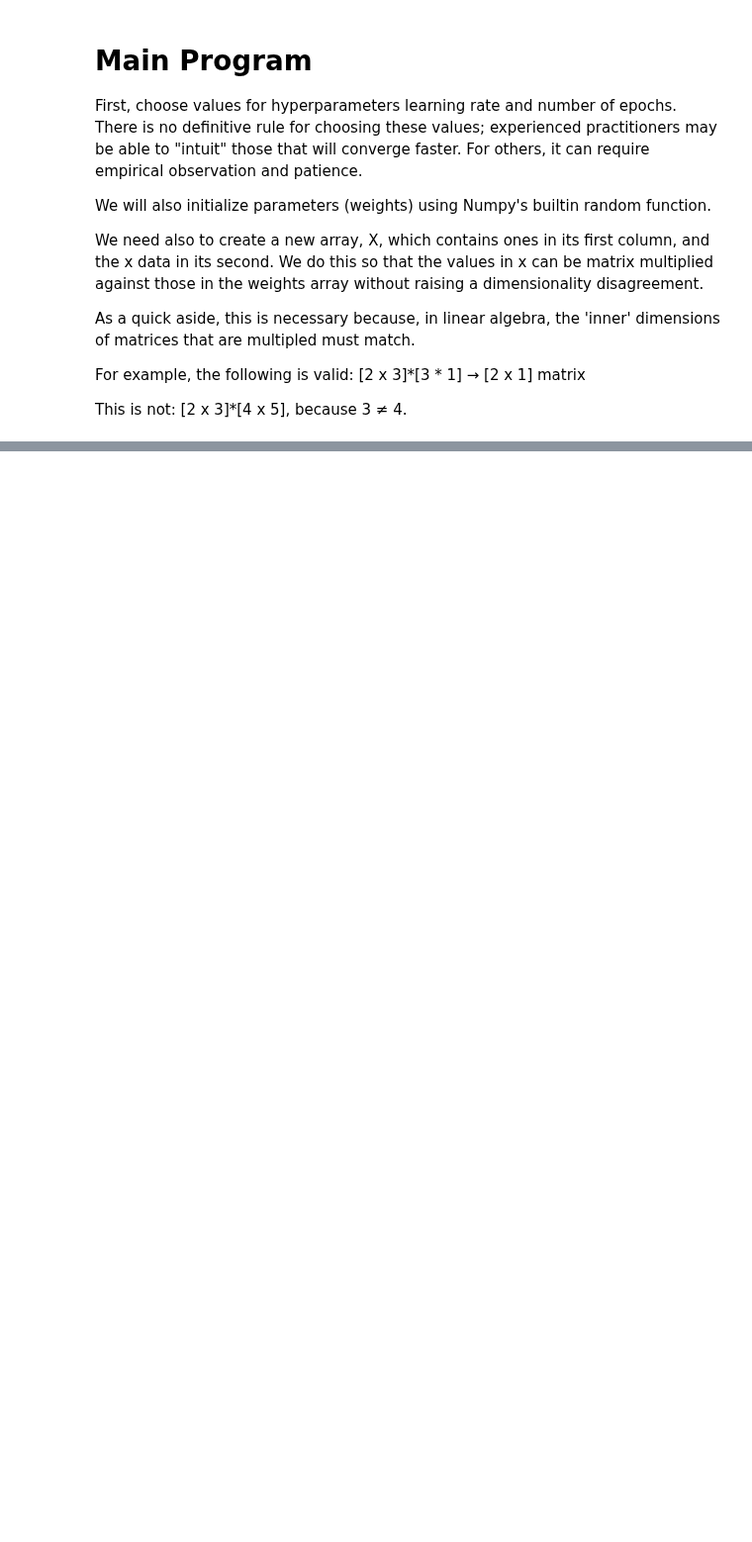
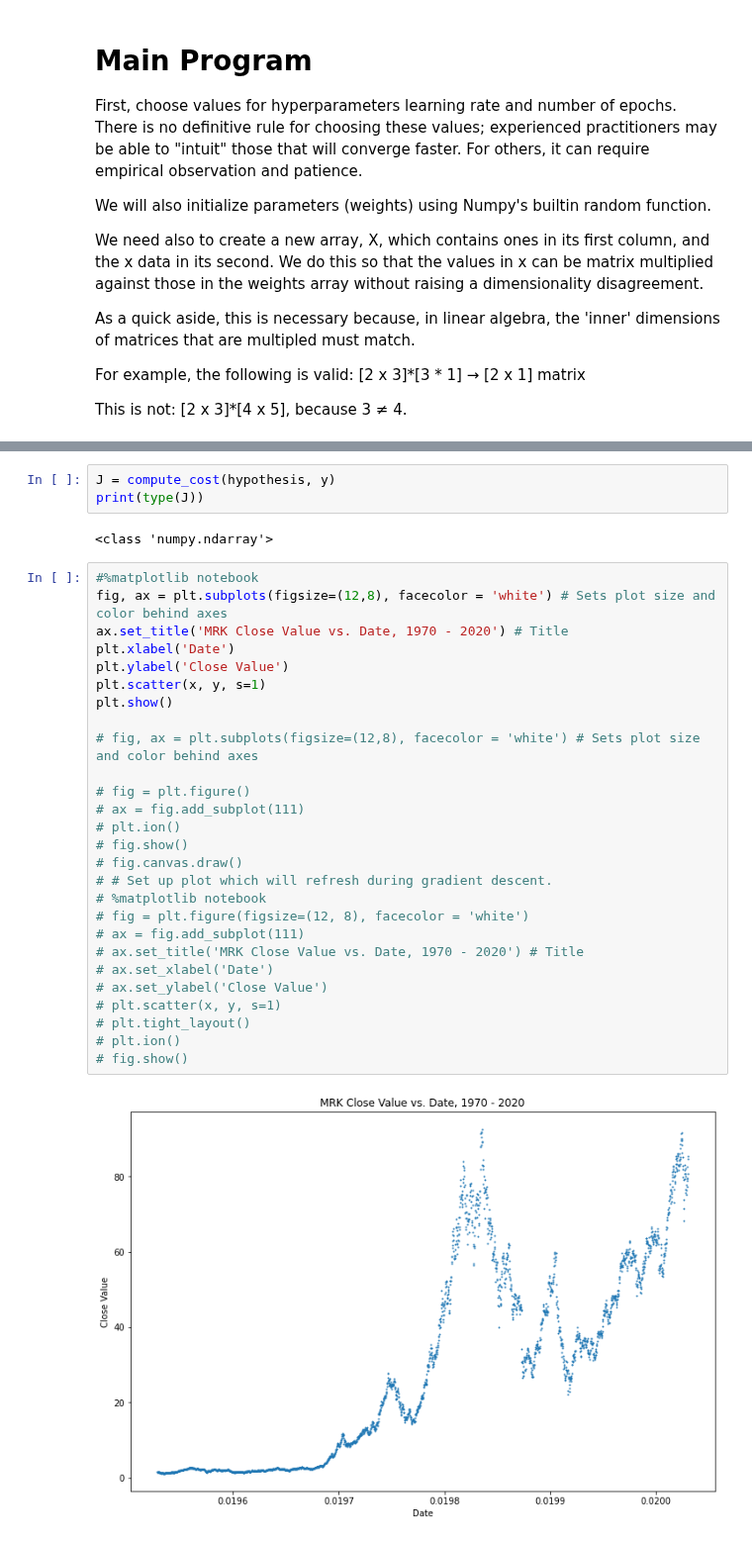
Before and after one commit to mirandabohm/Machine-Learning-Demo-Pack, a Jupyter notebook: Linear_regression.ipynb, the cells around one changed output, grey strips where cells are left out. Shown at 99% size. Drawn from its saved outputs; the diff is of its cells as text; blank space fills up the shorter version.

```diff
--- a/Linear_regression.ipynb
+++ b/Linear_regression.ipynb
@@ -338,2 +372,36 @@ print(b[0])
+# %%
+J = compute_cost(hypothesis, y)
+print(type(J))
+# %% [output]
+<class 'numpy.ndarray'>
+# %%
+#%matplotlib notebook
+fig, ax = plt.subplots(figsize=(12,8), facecolor = 'white') # Sets plot size and color behind axes
+ax.set_title('MRK Close Value vs. Date, 1970 - 2020') # Title
+plt.xlabel('Date')
+plt.ylabel('Close Value')
+plt.scatter(x, y, s=1)
+plt.show()
+
+# fig, ax = plt.subplots(figsize=(12,8), facecolor = 'white') # Sets plot size and color behind axes
+
+# fig = plt.figure()
+# ax = fig.add_subplot(111)
+# plt.ion()
+# fig.show()
+# fig.canvas.draw()
+# # Set up plot which will refresh during gradient descent.
+# %matplotlib notebook
+# fig = plt.figure(figsize=(12, 8), facecolor = 'white')
+# ax = fig.add_subplot(111)
+# ax.set_title('MRK Close Value vs. Date, 1970 - 2020') # Title
+# ax.set_xlabel('Date')
+# ax.set_ylabel('Close Value')
+# plt.scatter(x, y, s=1)
+# plt.tight_layout()
+# plt.ion()
+# fig.show()
+# %% [output]
+[figure, added]
 # %%
 print(weights.shape)
```
Also changed, not shown: parts of 11 cells of this notebook.
